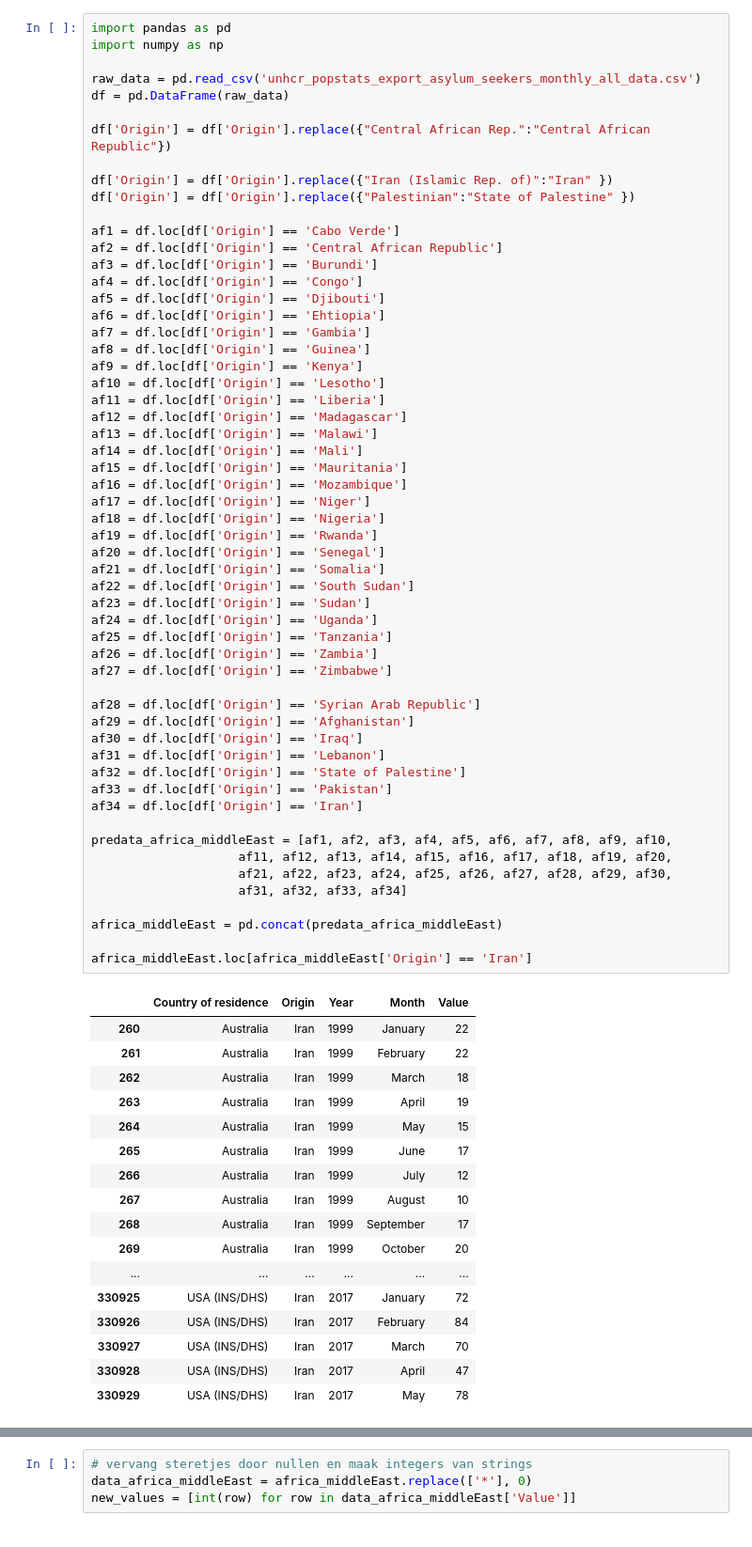
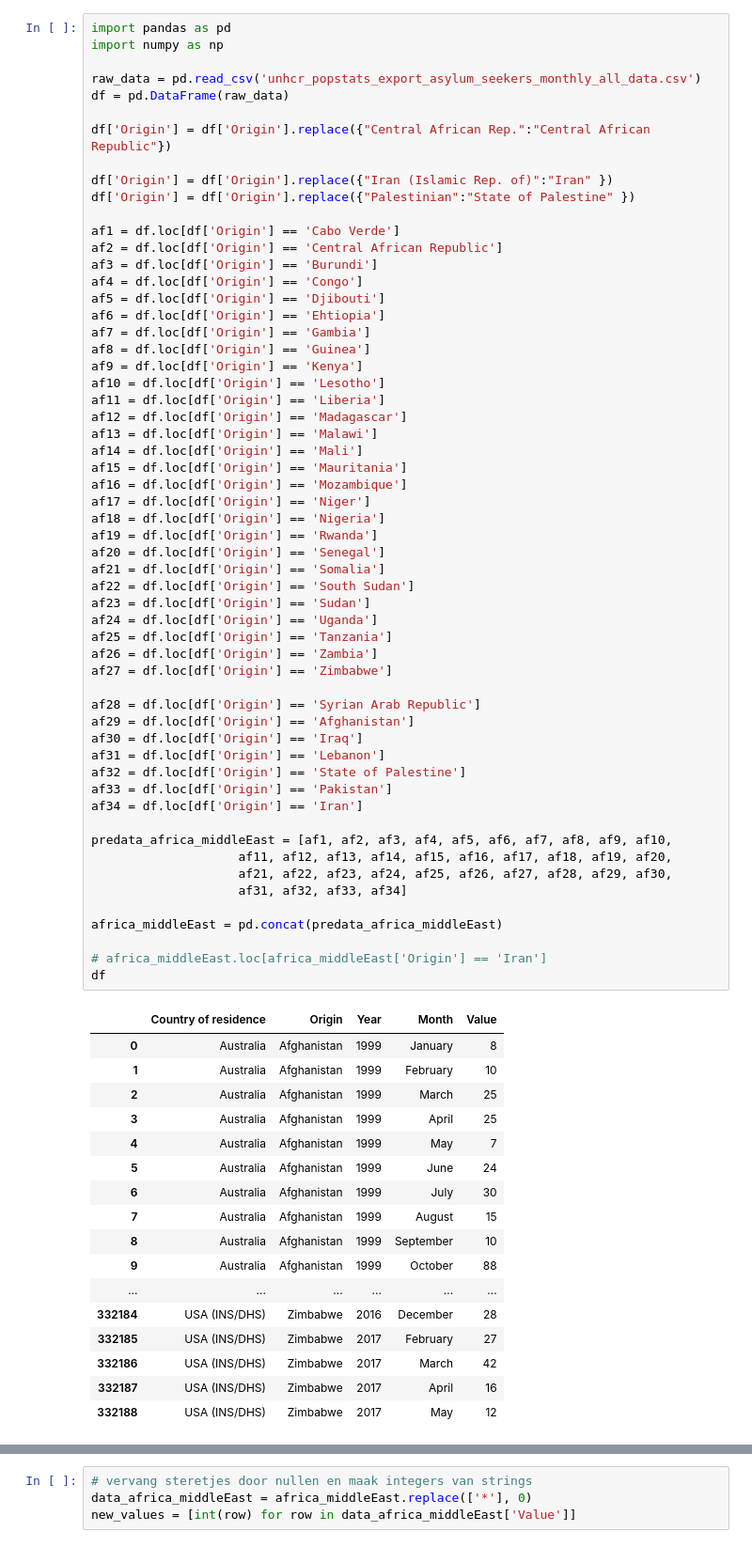
Before and after one commit to Take2001/DataProcessing, a Jupyter notebook: preprocessing code/Migratiestromen/Africa and Middle East/code convert csv africa_and_middle-east.ipynb, the cells around one changed output, grey strips where cells are left out. Shown at 94% size. Saved outputs shown, nothing was run; the diff lists cells and outputs as text.

```diff
--- a/preprocessing code/Migratiestromen/Africa and Middle East/code convert csv africa_and_middle-east.ipynb
+++ b/preprocessing code/Migratiestromen/Africa and Middle East/code convert csv africa_and_middle-east.ipynb
@@ -37,47 +37,48 @@ af15 = df.loc[df['Origin'] == 'Mauritania']
 af16 = df.loc[df['Origin'] == 'Mozambique']
 af17 = df.loc[df['Origin'] == 'Niger']
 af18 = df.loc[df['Origin'] == 'Nigeria']
 af19 = df.loc[df['Origin'] == 'Rwanda']
 af20 = df.loc[df['Origin'] == 'Senegal']
 af21 = df.loc[df['Origin'] == 'Somalia']
 af22 = df.loc[df['Origin'] == 'South Sudan']
 af23 = df.loc[df['Origin'] == 'Sudan']
 af24 = df.loc[df['Origin'] == 'Uganda']
 af25 = df.loc[df['Origin'] == 'Tanzania']
 af26 = df.loc[df['Origin'] == 'Zambia']
 af27 = df.loc[df['Origin'] == 'Zimbabwe']
 
 af28 = df.loc[df['Origin'] == 'Syrian Arab Republic']
 af29 = df.loc[df['Origin'] == 'Afghanistan']
 af30 = df.loc[df['Origin'] == 'Iraq']
 af31 = df.loc[df['Origin'] == 'Lebanon']
 af32 = df.loc[df['Origin'] == 'State of Palestine']
 af33 = df.loc[df['Origin'] == 'Pakistan']
 af34 = df.loc[df['Origin'] == 'Iran']
 
 predata_africa_middleEast = [af1, af2, af3, af4, af5, af6, af7, af8, af9, af10,
                     af11, af12, af13, af14, af15, af16, af17, af18, af19, af20,
                     af21, af22, af23, af24, af25, af26, af27, af28, af29, af30,
                     af31, af32, af33, af34]
 
 africa_middleEast = pd.concat(predata_africa_middleEast)
 
-africa_middleEast.loc[africa_middleEast['Origin'] == 'Iran']
+# africa_middleEast.loc[africa_middleEast['Origin'] == 'Iran']
+df
 # %% [output]
 |  | Country of residence | Origin | Year | Month | Value |
-| 260 | Australia | Iran | 1999 | January | 22 |
-| 261 | Australia | Iran | 1999 | February | 22 |
-| 262 | Australia | Iran | 1999 | March | 18 |
-| 263 | Australia | Iran | 1999 | April | 19 |
-| 264 | Australia | Iran | 1999 | May | 15 |
-| 265 | Australia | Iran | 1999 | June | 17 |
-| 266 | Australia | Iran | 1999 | July | 12 |
-| 267 | Australia | Iran | 1999 | August | 10 |
-| 268 | Australia | Iran | 1999 | September | 17 |
-| 269 | Australia | Iran | 1999 | October | 20 |
+| 0 | Australia | Afghanistan | 1999 | January | 8 |
+| 1 | Australia | Afghanistan | 1999 | February | 10 |
+| 2 | Australia | Afghanistan | 1999 | March | 25 |
+| 3 | Australia | Afghanistan | 1999 | April | 25 |
+| 4 | Australia | Afghanistan | 1999 | May | 7 |
+| 5 | Australia | Afghanistan | 1999 | June | 24 |
+| 6 | Australia | Afghanistan | 1999 | July | 30 |
+| 7 | Australia | Afghanistan | 1999 | August | 15 |
+| 8 | Australia | Afghanistan | 1999 | September | 10 |
+| 9 | Australia | Afghanistan | 1999 | October | 88 |
 | ... | ... | ... | ... | ... | ... |
-| 330925 | USA (INS/DHS) | Iran | 2017 | January | 72 |
-| 330926 | USA (INS/DHS) | Iran | 2017 | February | 84 |
-| 330927 | USA (INS/DHS) | Iran | 2017 | March | 70 |
-| 330928 | USA (INS/DHS) | Iran | 2017 | April | 47 |
-| 330929 | USA (INS/DHS) | Iran | 2017 | May | 78 |
+| 332184 | USA (INS/DHS) | Zimbabwe | 2016 | December | 28 |
+| 332185 | USA (INS/DHS) | Zimbabwe | 2017 | February | 27 |
+| 332186 | USA (INS/DHS) | Zimbabwe | 2017 | March | 42 |
+| 332187 | USA (INS/DHS) | Zimbabwe | 2017 | April | 16 |
+| 332188 | USA (INS/DHS) | Zimbabwe | 2017 | May | 12 |
```
Also changed, not shown: parts of 3 cells of this notebook, 2 other files.
